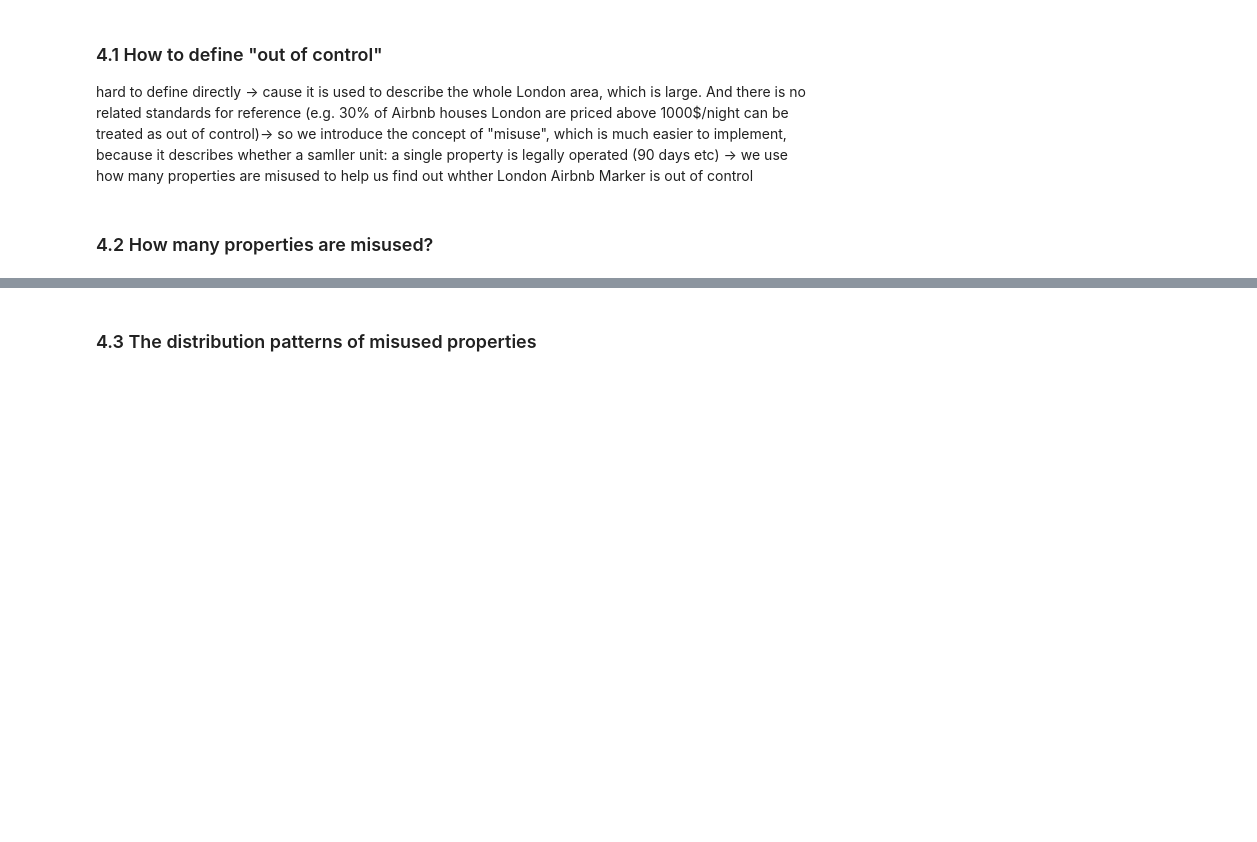
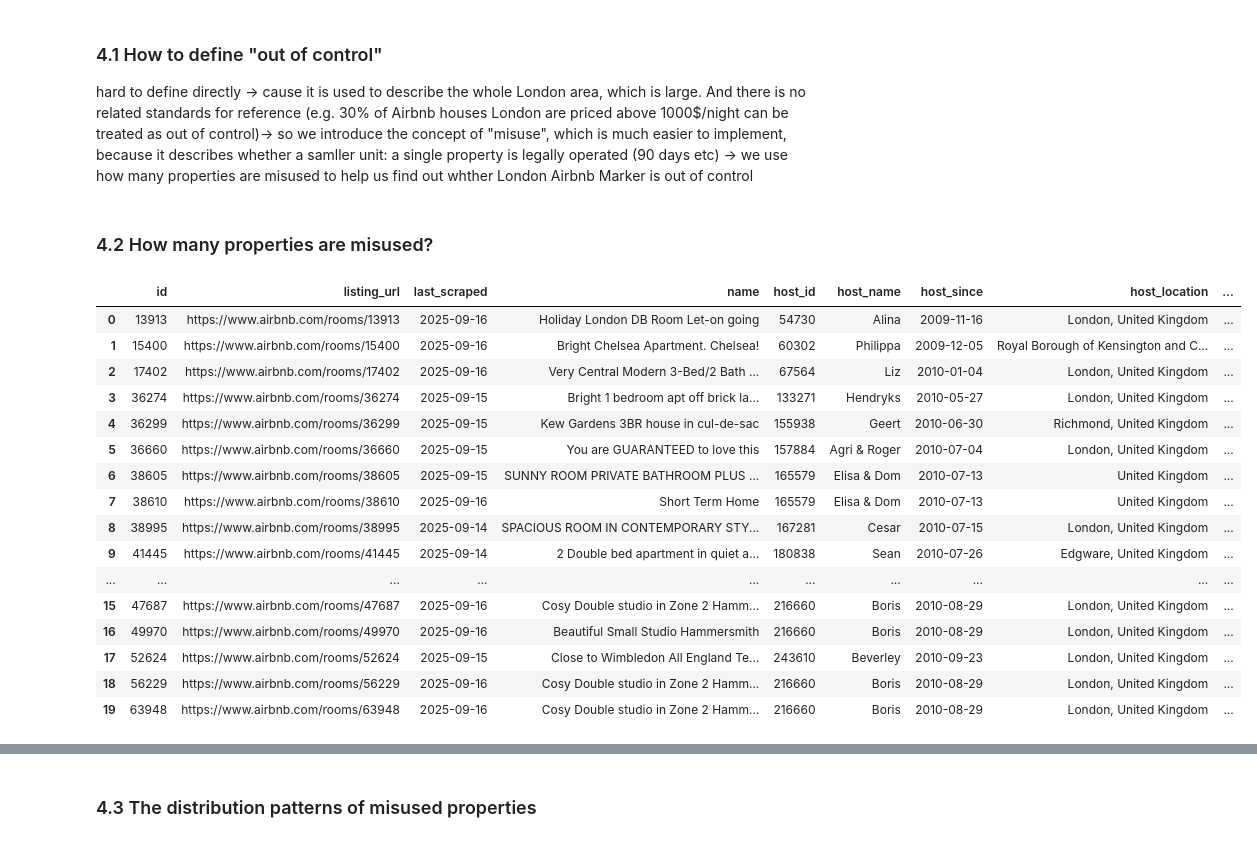
Before and after one commit to mixedmint/fsds_group, a Jupyter notebook: group_work.ipynb, the cells around one changed output, grey strips where cells are left out. Cells and saved outputs as stored; diff of their text form; code cells hidden in the pictures; blank space fills up the shorter version.

```diff
--- a/group_work.ipynb
+++ b/group_work.ipynb
@@ -760,3 +767,34 @@ so we introduce the concept of "misuse", which is much easier to implement, beca
 we use how many properties are misused to help us find out whther London Airbnb Marker is out of control
 # %% [markdown]
 ### 4.2 How many properties are misused?
+# %%
+misuses_n_listings = (
+    joined.groupby(['host_id', 'host_name'])
+      .size()
+      .reset_index(name='n_listings')
+      .sort_values(by='n_listings', ascending=False)
+)
+joined = joined.merge(misuses_n_listings[['host_id', 'n_listings']],
+                      on="host_id",
+                      how="left"
+)
+
+joined.head(20)
+# %% [output]
+|  | id | listing_url | last_scraped | name | host_id | host_name | host_since | host_location | ... |
+| 0 | 13913 | https://www.airbnb.com/rooms/13913 | 2025-09-16 | Holiday London DB Room Let-on going | 54730 | Alina | 2009-11-16 | London, United Kingdom | ... |
+| 1 | 15400 | https://www.airbnb.com/rooms/15400 | 2025-09-16 | Bright Chelsea Apartment. Chelsea! | 60302 | Philippa | 2009-12-05 | Royal Borough of Kensington and C... | ... |
+| 2 | 17402 | https://www.airbnb.com/rooms/17402 | 2025-09-16 | Very Central Modern 3-Bed/2 Bath ... | 67564 | Liz | 2010-01-04 | London, United Kingdom | ... |
+| 3 | 36274 | https://www.airbnb.com/rooms/36274 | 2025-09-15 | Bright 1 bedroom apt off brick la... | 133271 | Hendryks | 2010-05-27 | London, United Kingdom | ... |
+| 4 | 36299 | https://www.airbnb.com/rooms/36299 | 2025-09-15 | Kew Gardens 3BR house in cul-de-sac | 155938 | Geert | 2010-06-30 | Richmond, United Kingdom | ... |
+| 5 | 36660 | https://www.airbnb.com/rooms/36660 | 2025-09-15 | You are GUARANTEED to love this | 157884 | Agri & Roger | 2010-07-04 | London, United Kingdom | ... |
+| 6 | 38605 | https://www.airbnb.com/rooms/38605 | 2025-09-15 | SUNNY ROOM PRIVATE BATHROOM PLUS ... | 165579 | Elisa & Dom | 2010-07-13 | United Kingdom | ... |
+| 7 | 38610 | https://www.airbnb.com/rooms/38610 | 2025-09-16 | Short Term Home | 165579 | Elisa & Dom | 2010-07-13 | United Kingdom | ... |
+| 8 | 38995 | https://www.airbnb.com/rooms/38995 | 2025-09-14 | SPACIOUS ROOM IN CONTEMPORARY STY... | 167281 | Cesar | 2010-07-15 | London, United Kingdom | ... |
+| 9 | 41445 | https://www.airbnb.com/rooms/41445 | 2025-09-14 | 2 Double bed apartment in quiet a... | 180838 | Sean | 2010-07-26 | Edgware, United Kingdom | ... |
+| ... | ... | ... | ... | ... | ... | ... | ... | ... | ... |
+| 15 | 47687 | https://www.airbnb.com/rooms/47687 | 2025-09-16 | Cosy Double studio in Zone 2 Hamm... | 216660 | Boris | 2010-08-29 | London, United Kingdom | ... |
+| 16 | 49970 | https://www.airbnb.com/rooms/49970 | 2025-09-16 | Beautiful Small Studio Hammersmith | 216660 | Boris | 2010-08-29 | London, United Kingdom | ... |
+| 17 | 52624 | https://www.airbnb.com/rooms/52624 | 2025-09-15 | Close to Wimbledon All England Te... | 243610 | Beverley | 2010-09-23 | London, United Kingdom | ... |
+| 18 | 56229 | https://www.airbnb.com/rooms/56229 | 2025-09-16 | Cosy Double studio in Zone 2 Hamm... | 216660 | Boris | 2010-08-29 | London, United Kingdom | ... |
+| 19 | 63948 | https://www.airbnb.com/rooms/63948 | 2025-09-16 | Cosy Double studio in Zone 2 Hamm... | 216660 | Boris | 2010-08-29 | London, United Kingdom | ... |
```
Also changed, not shown: parts of 13 cells of this notebook.
